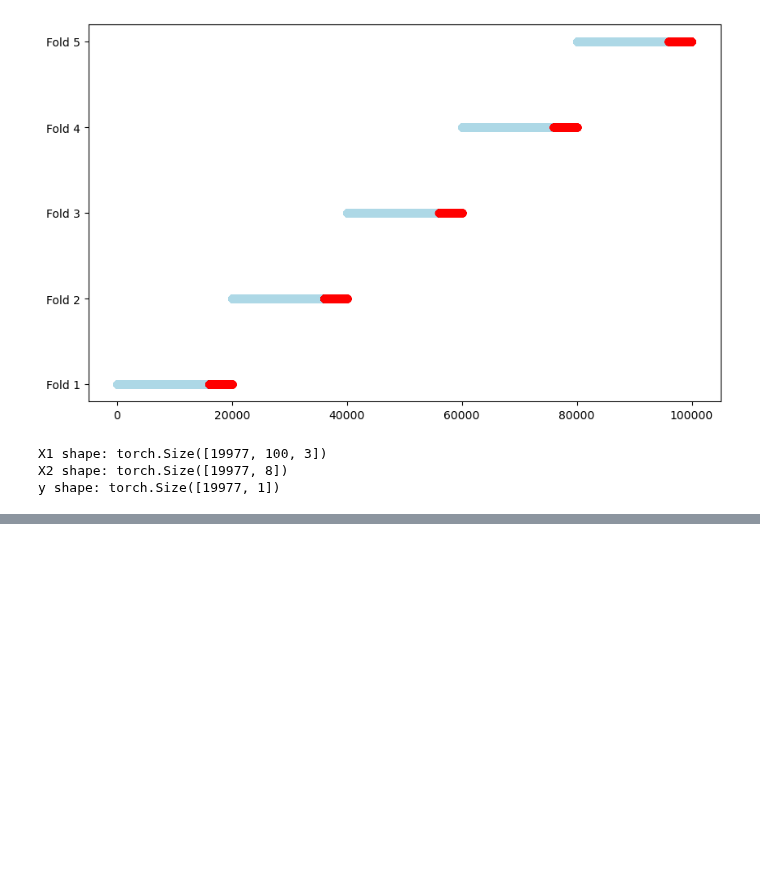
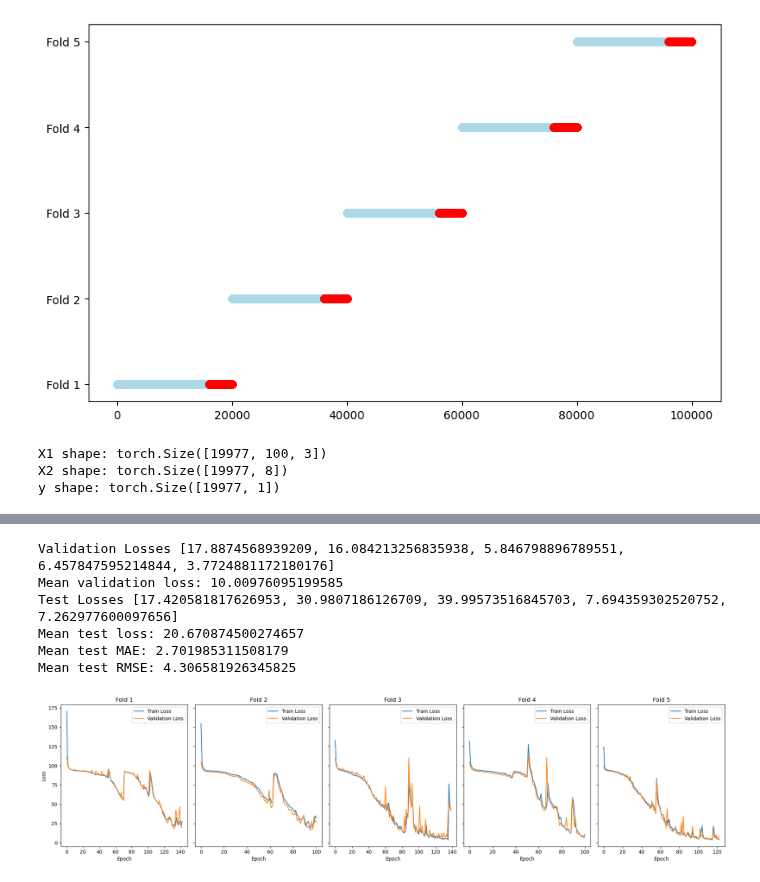
Before and after one commit to MiguelGarcaoSilva/motifpred, a Jupyter notebook: code/casestudy_syntheticdata_lstm_pytorch.ipynb, the cells around one changed output, grey strips where cells are left out. Saved outputs shown, nothing was run; the diff lists cells and outputs as text; code cells hidden in the pictures; blank space fills up the shorter version.

```diff
--- a/code/casestudy_syntheticdata_lstm_pytorch.ipynb
+++ b/code/casestudy_syntheticdata_lstm_pytorch.ipynb
@@ -504,2 +582,55 @@ plt.show()
+# %%
+from models.lstm_pytorch import LSTMX1_X2AfterLSTM
+n_trials = 50
+num_epochs = 500
+
+result_dir = os.path.join(results_dir, f"LSTMX1_X2AfterLSTM_{n_trials}_trials_{num_epochs}_epochs")
+os.makedirs(result_dir, exist_ok=True)  # Create directory if not exists
+
+#run_optuna_study(run_cross_val, LSTMX1_X2AfterLSTM, X1, y, result_dir, n_trials=n_trials, num_epochs=num_epochs, X2=X2)
+
+study = joblib.load(os.path.join(result_dir, "study.pkl"))
+study_df = study.trials_dataframe()
+
+print("Validation Losses", study.best_trial.user_attrs["fold_val_losses"])
+print("Mean validation loss:", study.best_trial.user_attrs["mean_val_loss"])
+print("Test Losses", study.best_trial.user_attrs["test_losses"])
+print("Mean test loss:", study.best_trial.user_attrs["mean_test_loss"])
+print("Mean test MAE:", study.best_trial.user_attrs["mean_test_mae"])
+print("Mean test RMSE:", study.best_trial.user_attrs["mean_test_rmse"])
+
+#get the best model results from study_df and for each fold plot the training loss
+fig, axes = plt.subplots(nrows=1, ncols=5, figsize=(20, 5), sharey=True)
+
+best_fold_train_losses = []
+best_fold_val_losses = []
+
+for i in range(5):
+    # Extract losses for the best trial for the current fold
+    best_fold_train_losses.append(study_df[f"user_attrs_fold_{i + 1}_train_losses"].iloc[study_df["value"].idxmin()])
+    best_fold_val_losses.append(study_df[f"user_attrs_fold_{i + 1}_validation_losses"].iloc[study_df["value"].idxmin()])
+
+    # Plot train and validation losses in the current subplot
+    axes[i].plot(best_fold_train_losses[i], label="Train Loss")
+    axes[i].plot(best_fold_val_losses[i], label="Validation Loss")
+
+    # Customize the subplot
+    axes[i].set_title(f"Fold {i + 1}")
+    axes[i].set_xlabel("Epoch")
+    if i == 0:  # Only set ylabel for the first subplot
+        axes[i].set_ylabel("Loss")
+    axes[i].legend()
+
+# Adjust layout and display the plots
+plt.tight_layout()
+plt.show()
+# %% [output]
+Validation Losses [17.8874568939209, 16.084213256835938, 5.846798896789551, 6.457847595214844, 3.7724881172180176]
+Mean validation loss: 10.00976095199585
+Test Losses [17.420581817626953, 30.9807186126709, 39.99573516845703, 7.694359302520752, 7.262977600097656]
+Mean test loss: 20.670874500274657
+Mean test MAE: 2.701985311508179
+Mean test RMSE: 4.306581926345825
+[figure, added]
 # %%
 from models.lstm_pytorch import LSTMX1_X2Masking
```
Also changed, not shown: parts of 9 cells of this notebook, 2 other files.
